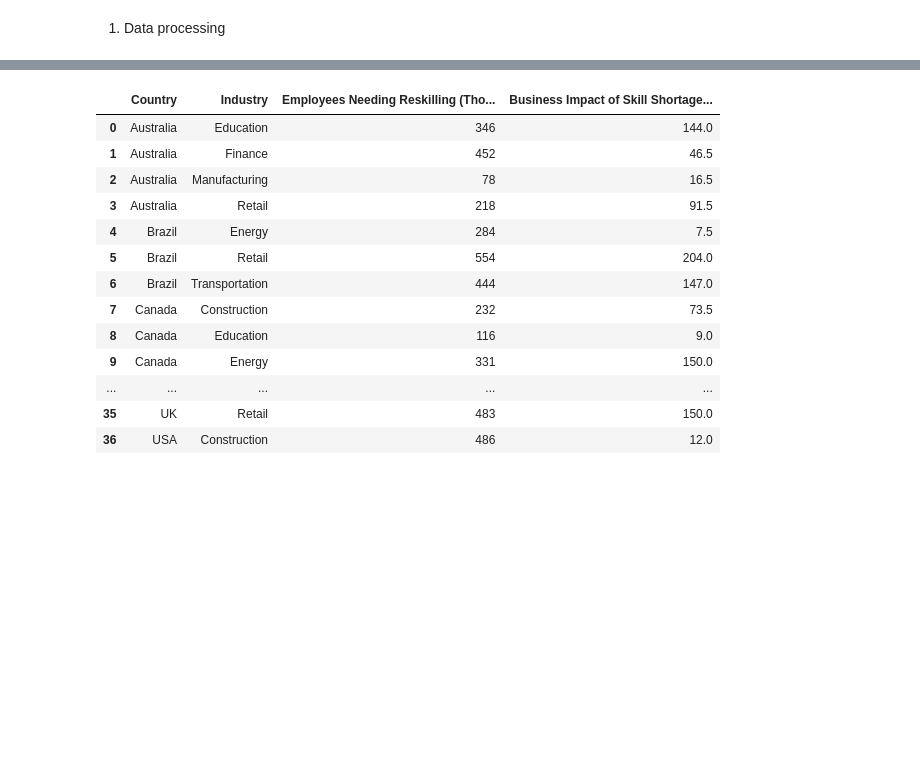
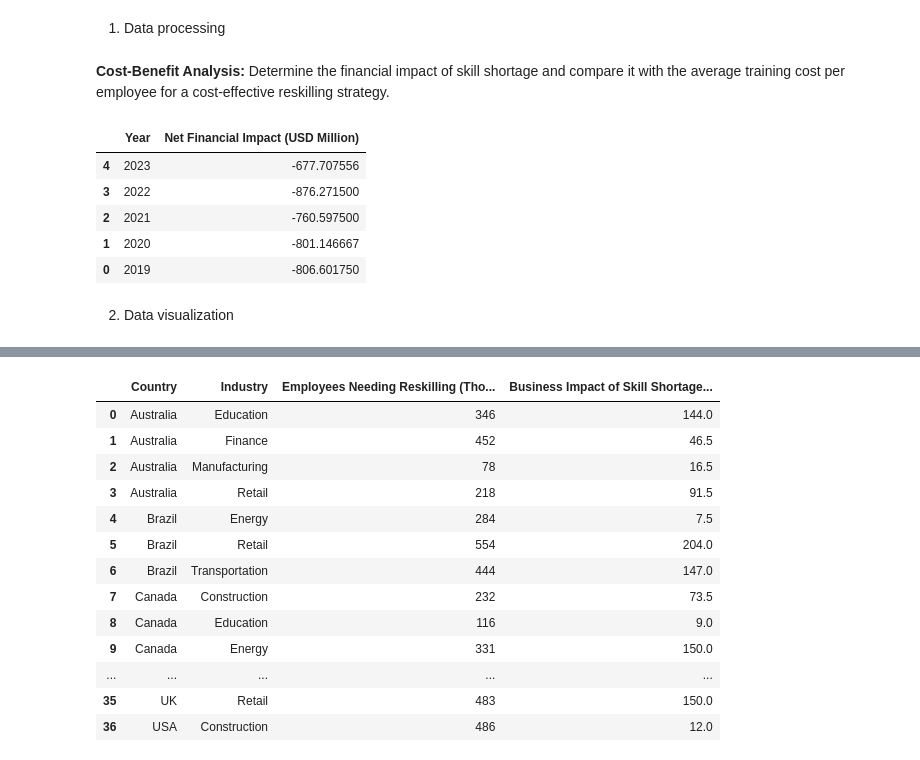
Before and after one commit to sikoh/Data-Analytics-with-Skills.AI, a Jupyter notebook: The_workforce_planning.ipynb, the cells around one changed output, grey strips where cells are left out. Cells and saved outputs as stored; diff of their text form; code cells hidden in the pictures; blank space fills up the shorter version.

```diff
--- a/The_workforce_planning.ipynb
+++ b/The_workforce_planning.ipynb
@@ -7,3 +7,29 @@ import pandas as pd
 import plotly.express as px
 # %%
 data = pd.read_csv('/content/Workforce_Skills_Gap_Analysis.csv')
+# %% [markdown]
+**Cost-Benefit Analysis:** Determine the financial impact of skill shortage and compare it with the average training cost per employee for a cost-effective reskilling strategy.
+# %%
+df = data.copy()
+
+# Calculate the total training cost by multiplying 'Employees Needing Reskilling' with 'Average Training Cost Per Employee'
+df['Total Training Cost (USD Million)'] = (df['Employees Needing Reskilling (Thousands)'] * df['Average Training Cost Per Employee (USD)']) / 1000
+
+# Calculate the net financial impact of skill shortage by subtracting 'Total Training Cost' from 'Business Impact of Skill Shortage'
+df['Net Financial Impact (USD Million)'] = df['Business Impact of Skill Shortage (USD Million)'] - df['Total Training Cost (USD Million)']
+
+# Group by 'Year' and calculate the average of 'Net Financial Impact' for each year
+df = df.groupby('Year')['Net Financial Impact (USD Million)'].mean().reset_index()
+
+# Sort the DataFrame by 'Net Financial Impact (USD Million)'
+df = df.sort_values(by='Year', ascending=False)
+df
+# %% [output]
+|  | Year | Net Financial Impact (USD Million) |
+| 4 | 2023 | -677.707556 |
+| 3 | 2022 | -876.271500 |
+| 2 | 2021 | -760.597500 |
+| 1 | 2020 | -801.146667 |
+| 0 | 2019 | -806.601750 |
+# %% [markdown]
+2. Data visualization
```
Also changed, not shown: parts of 2 cells of this notebook.
